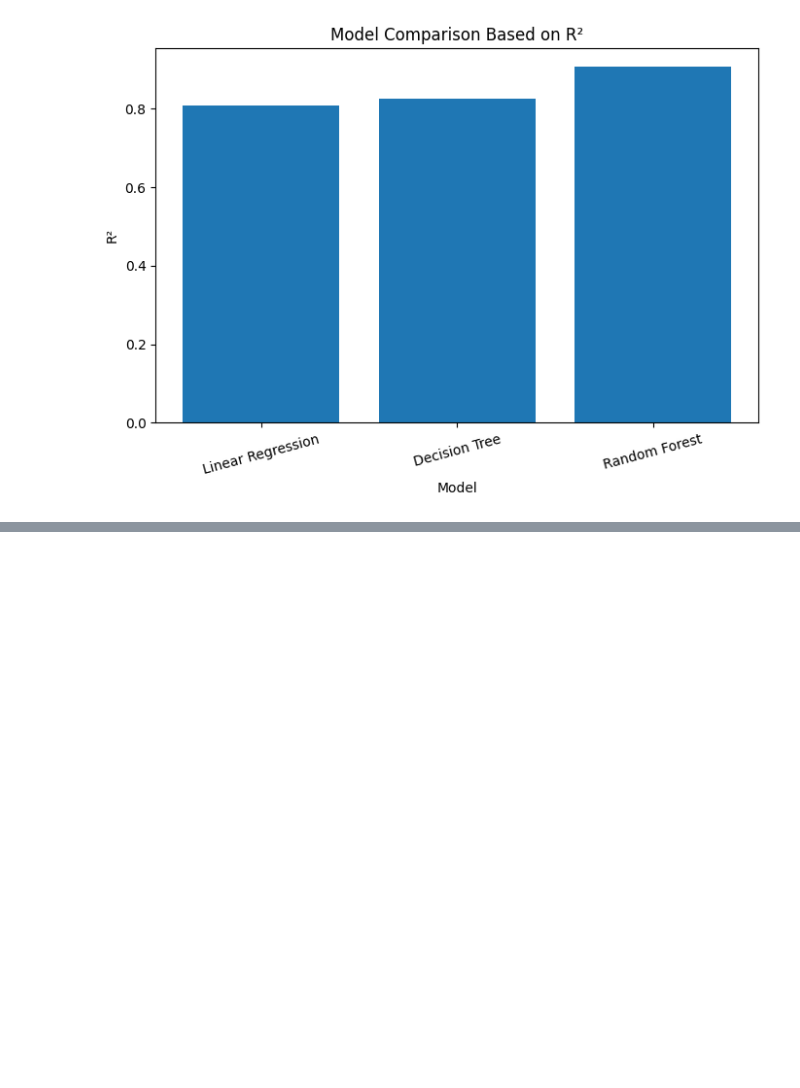
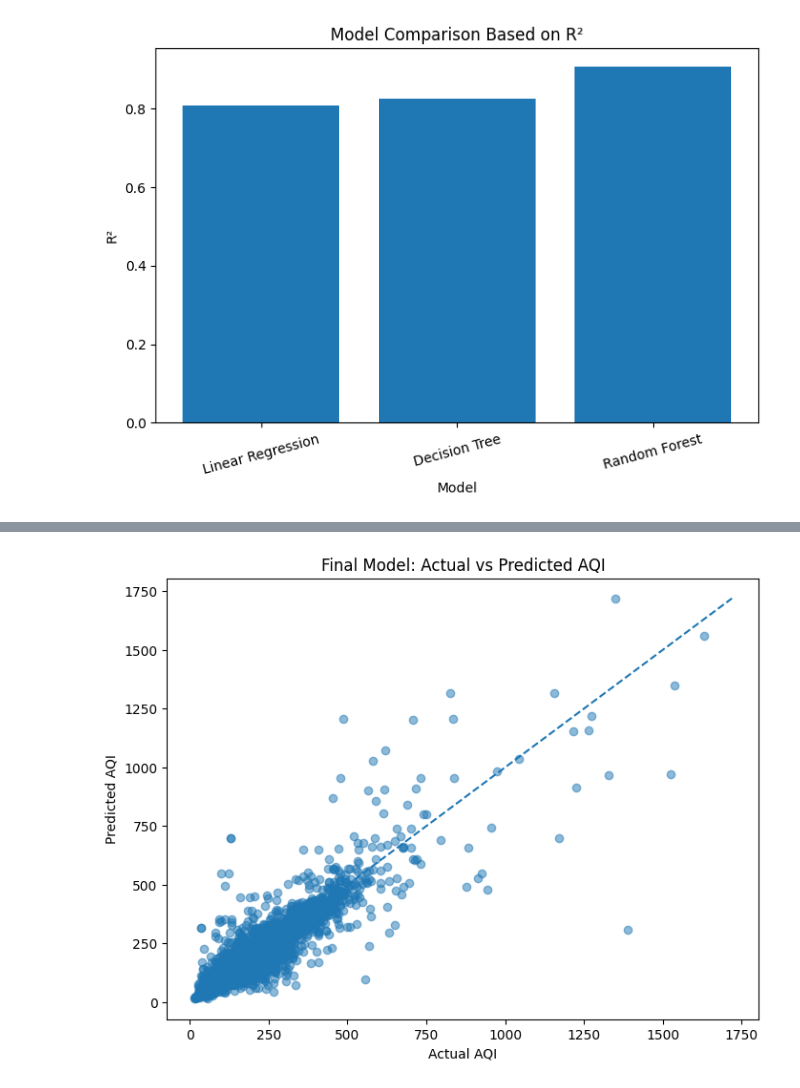
Before and after one commit to omkarsatpute18/AQI-air-quality-prediction, a Jupyter notebook: main.ipynb, the cells around one changed output, grey strips where cells are left out. Saved outputs shown, nothing was run; the diff lists cells and outputs as text; code cells hidden in the pictures; blank space fills up the shorter version.

```diff
--- a/main.ipynb
+++ b/main.ipynb
@@ -1370,0 +1369,11 @@ results
+# %%
+final_model = tree_pipeline
+final_model_name = "Decision Tree"
+# %%
+models = {
+    "Linear Regression": linear_pipeline,
+    "Decision Tree": tree_pipeline,
+    "Random Forest": forest_pipeline
+}
+# %%
+final_model = models[final_model_name]
@@ -1370,0 +1623,7 @@ results
+# %%
+final_predictions = final_model.predict(X_test)
+
+print("Number of predictions:", len(final_predictions))
+
+print("\nFirst 10 predictions:")
+print(final_predictions[:10])
@@ -1370,0 +1666,33 @@ results
+# %%
+#Plot the Actual vs Predicted
+plt.figure(figsize=(8, 6))
+
+plt.scatter(
+    y_test,
+    final_predictions,
+    alpha=0.5
+)
+
+min_value = min(
+    y_test.min(),
+    final_predictions.min()
+)
+
+max_value = max(
+    y_test.max(),
+    final_predictions.max()
+)
+
+plt.plot(
+    [min_value, max_value],
+    [min_value, max_value],
+    linestyle="--"
+)
+
+plt.xlabel("Actual AQI")
+plt.ylabel("Predicted AQI")
+plt.title(f"Final Model: Actual vs Predicted AQI")
+
+plt.show()
+# %% [output]
+[figure, added]
```
Also changed, not shown: parts of 30 cells of this notebook.
